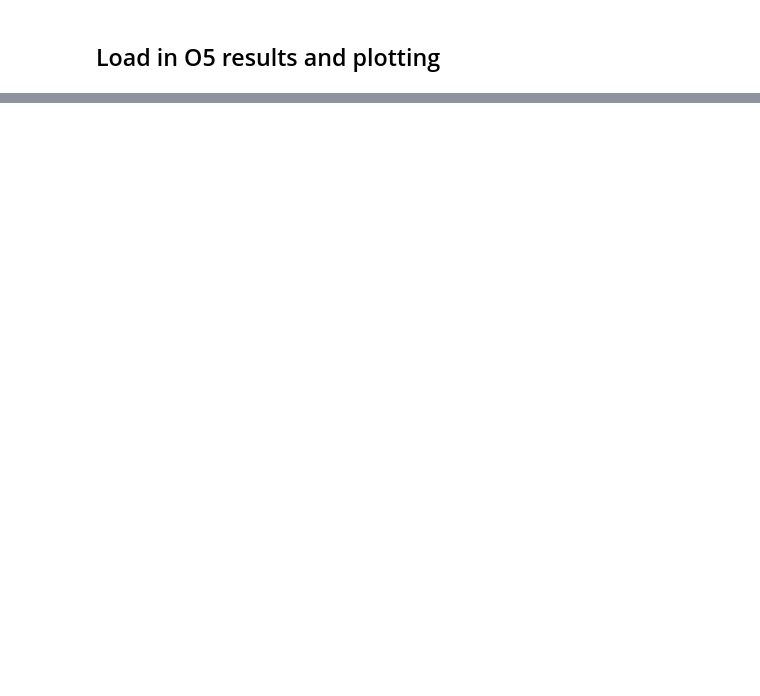
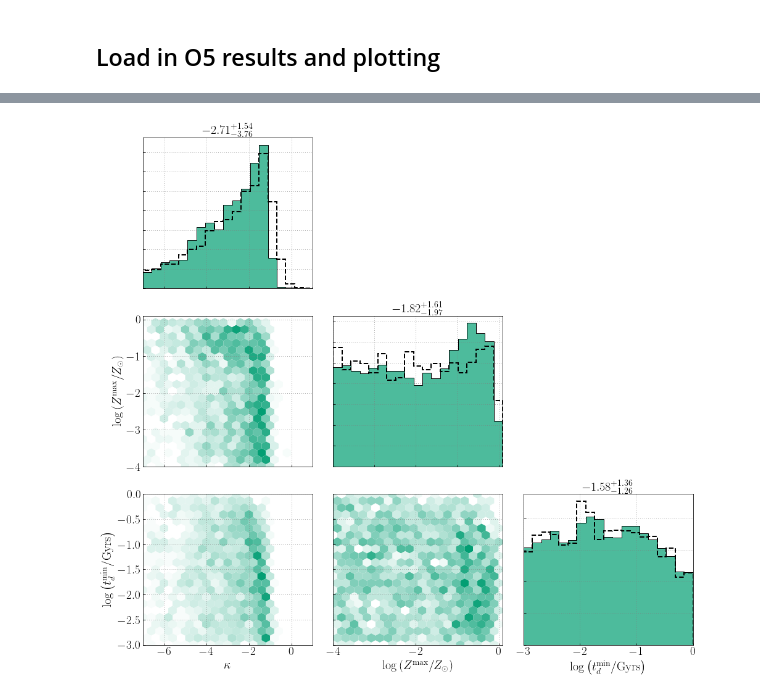
Before and after one commit to kevinturbang/bbh_gwb_time_delay_inference, a Jupyter notebook: figures/reproduce_figure_10.ipynb, the cells around one changed output, grey strips where cells are left out. Saved outputs shown, nothing was run; the diff lists cells and outputs as text; code cells hidden in the pictures; blank space fills up the shorter version.

```diff
--- a/figures/reproduce_figure_10.ipynb
+++ b/figures/reproduce_figure_10.ipynb
@@ -65,0 +58,15 @@ plt.show()
+# %%
+fig = plt.figure(figsize=(14,13))
+
+toPlot_detectable_O5 = {
+    "kappa":{"data":data_CBC_GWB_detectable_O5['posterior/kappa'][()],"plot_bounds":(-7,1),"label":r"$\kappa$"},
+    "logZmax":{"data":np.log10(data_CBC_GWB_detectable_O5['posterior/Zmax'][()]),"plot_bounds":(-4,0.1),"label":r"$\log \left(Z^{\rm max}/Z_\odot\right)$"},
+    "log_td_min":{"data":np.log10(data_CBC_GWB_detectable_O5['posterior/td_min'][()]),"plot_bounds":(-3,0),"label":r"$\log \left(t_d^{\rm min}/{\rm Gyrs}\right)$"}
+}
+
+plot_corner_plus_hist_contour(fig,toPlot_detectable_O5,toPlot_O3,color=my_palette[2],labelsize=22)
+plt.tight_layout()
+plt.savefig("PosteriorO5detectableVA.pdf",dpi=500,bbox_inches='tight')
+plt.show()
+# %% [output]
+[figure, added]
```
Also changed, not shown: parts of 6 cells of this notebook, 2 other files.
